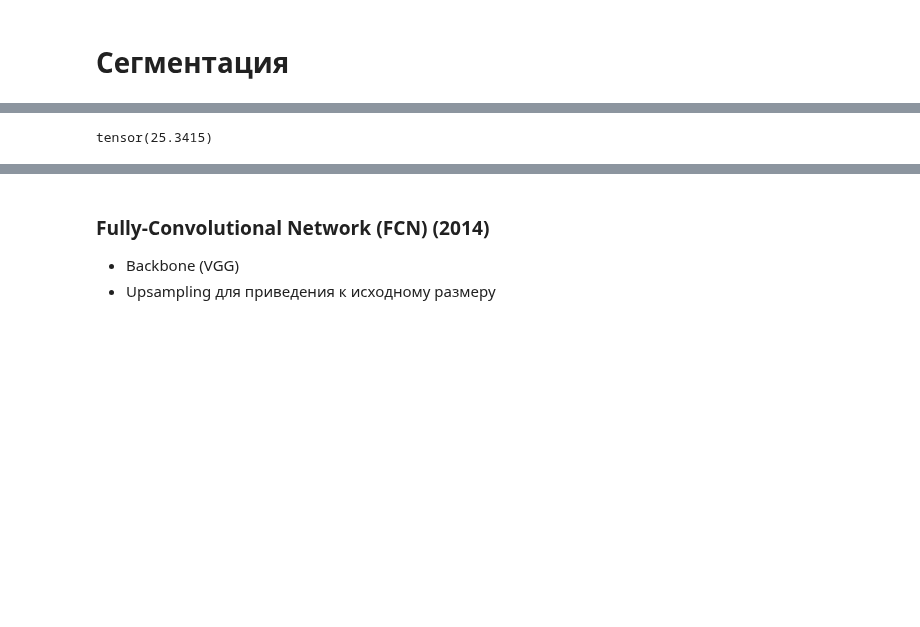
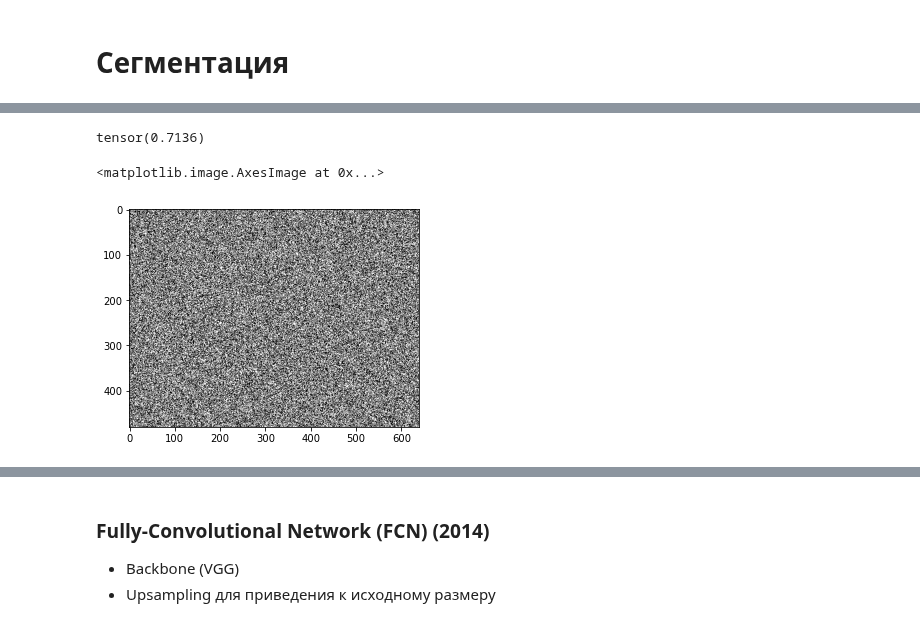
Before and after one commit to IMDxD/MLIsuct, a Jupyter notebook: fall2023_2/segmentation.ipynb, the cells around one changed output, grey strips where cells are left out. Drawn from its saved outputs; the diff is of its cells as text; code cells hidden in the pictures; blank space fills up the shorter version.

```diff
--- a/fall2023_2/segmentation.ipynb
+++ b/fall2023_2/segmentation.ipynb
@@ -59,11 +60,17 @@ import torch.nn as nn
 image_width = 640
 image_height = 480
 
-true_mask = torch.randint(0, 2, size=(image_height, image_width)).float()
-pred_mask = (1 - torch.randint(0, 2, size=(image_height, image_width))) * 0.4 + torch.randint(0, 2, size=(image_height, image_width)) * 0.6
+true_mask = torch.randint(0, 2, size=(1, image_height, image_width)).float()
+pred_classes = torch.randint(0, 2, size=(1, image_height, image_width))
+pred_mask = (1 - pred_classes) * 0.4 + pred_classes * 0.6
 
 criteria = nn.BCELoss()
 # %%
 criteria(pred_mask, true_mask)
 # %% [output]
-tensor(25.3415)
+tensor(0.7136)
+# %%
+plt.imshow(true_mask[0], cmap="gray")
+# %% [output]
+<matplotlib.image.AxesImage at 0x...>
+[figure, added]
```
Also changed, not shown: parts of 6 cells of this notebook.
